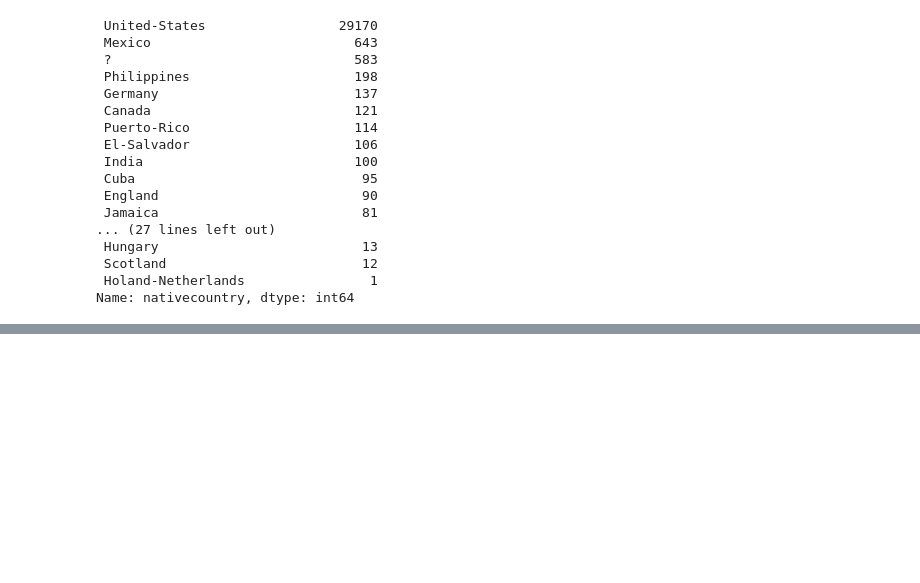
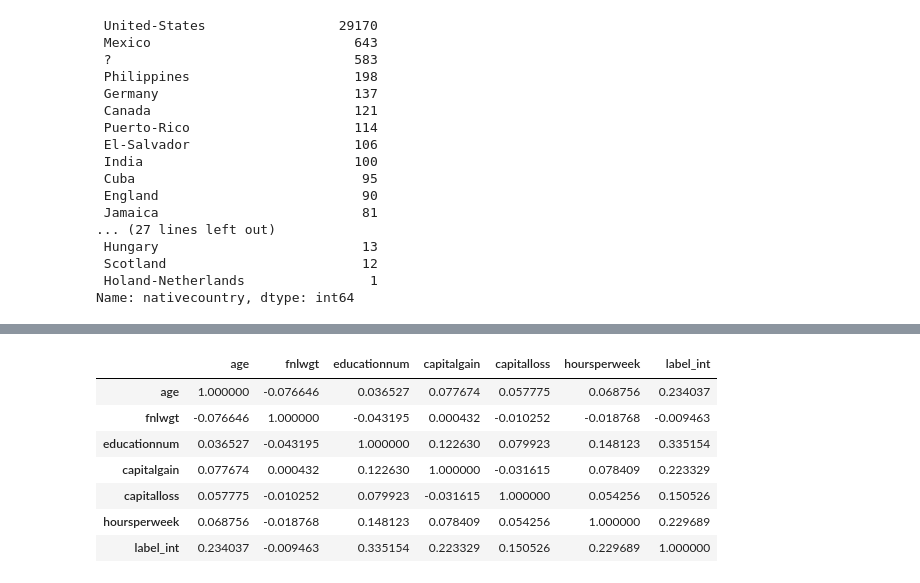
Before and after one commit to GGpark1/data-analysis-and-visualization, a Jupyter notebook: data_description.ipynb, the cells around one changed output, grey strips where cells are left out. Drawn from its saved outputs; the diff is of its cells as text; code cells hidden in the pictures; blank space fills up the shorter version.

```diff
--- a/data_description.ipynb
+++ b/data_description.ipynb
@@ -96,0 +133,3 @@ Name: nativecountry, dtype: int64
+# %%
+df['label_int'] = df.label.apply(lambda x : ">" in x)
+df.head()
@@ -96,0 +143,12 @@ Name: nativecountry, dtype: int64
+# %%
+#단변량 상관관계
+df.corr()
+# %% [output]
+|  | age | fnlwgt | educationnum | capitalgain | capitalloss | hoursperweek | label_int |
+| age | 1.000000 | -0.076646 | 0.036527 | 0.077674 | 0.057775 | 0.068756 | 0.234037 |
+| fnlwgt | -0.076646 | 1.000000 | -0.043195 | 0.000432 | -0.010252 | -0.018768 | -0.009463 |
+| educationnum | 0.036527 | -0.043195 | 1.000000 | 0.122630 | 0.079923 | 0.148123 | 0.335154 |
+| capitalgain | 0.077674 | 0.000432 | 0.122630 | 1.000000 | -0.031615 | 0.078409 | 0.223329 |
+| capitalloss | 0.057775 | -0.010252 | 0.079923 | -0.031615 | 1.000000 | 0.054256 | 0.150526 |
+| hoursperweek | 0.068756 | -0.018768 | 0.148123 | 0.078409 | 0.054256 | 1.000000 | 0.229689 |
+| label_int | 0.234037 | -0.009463 | 0.335154 | 0.223329 | 0.150526 | 0.229689 | 1.000000 |
```
Also changed, not shown: parts of 3 cells of this notebook.
